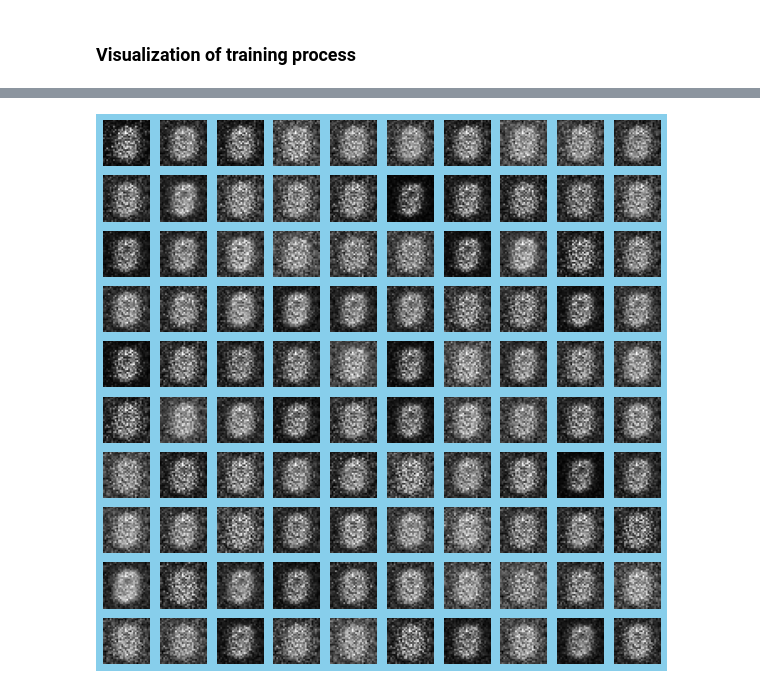
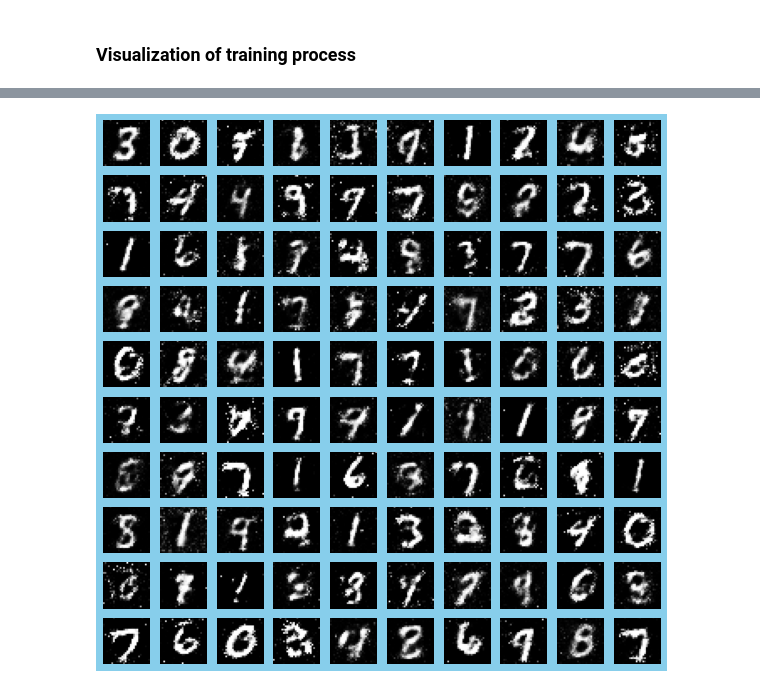
Before and after one commit to miokobayashii/summerschool2022, a Jupyter notebook: day03/GAN_HandWrittenDigits.ipynb, the cells around one changed output, grey strips where cells are left out. Saved outputs shown, nothing was run; the diff lists cells and outputs as text; code cells hidden in the pictures.

```diff
--- a/day03/GAN_HandWrittenDigits.ipynb
+++ b/day03/GAN_HandWrittenDigits.ipynb
@@ -263,4 +290,6 @@ plt.legend()
-# %%
-sample_images(generator, image_grid_rows=10, image_grid_columns=10)
-# %% [output]
-[figure, removed]
+# %%
+from keras.models import load_model
+generator = load_model('/content/drive/MyDrive/Colab Notebooks/summerschool2022/day03/handwritten_generator.h5')
+sample_images(generator, image_grid_rows=10, image_grid_columns=10)
+# %% [output]
+[figure, added]
```
Also changed, not shown: parts of 5 cells of this notebook, 4 other files.
